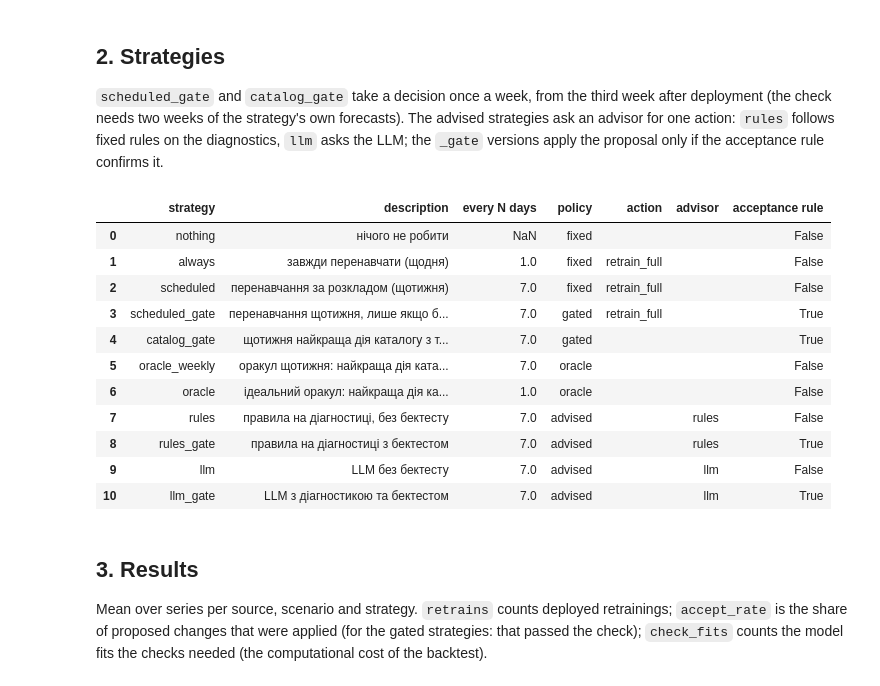
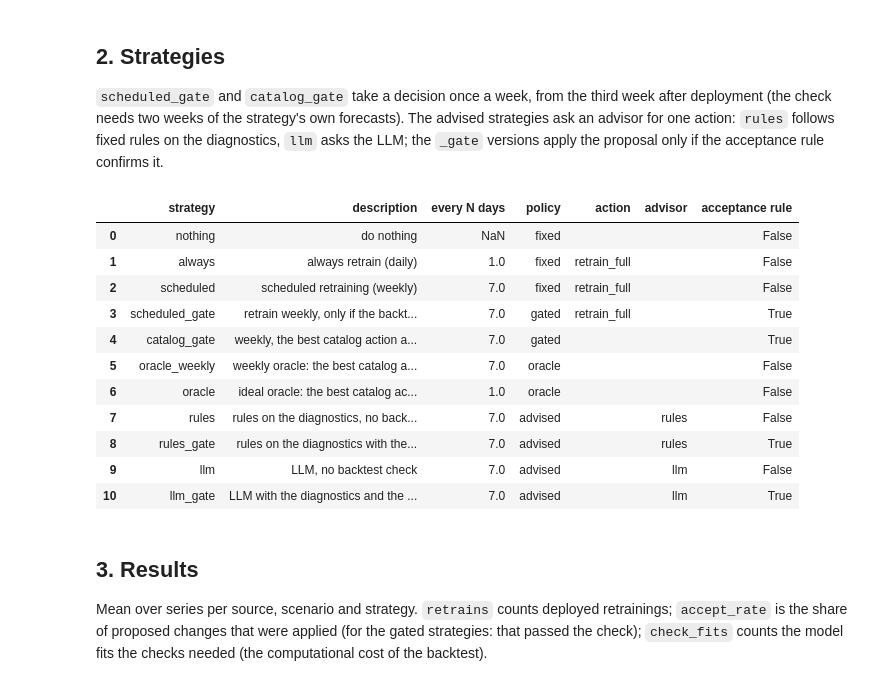
Before and after one commit to ElizPery/seasonality-drift-llm-backtest, a Jupyter notebook: notebooks/03_stream_b_acceptance_rule.ipynb, the cells around one changed output. Drawn from its saved outputs; the diff is of its cells as text; code cells hidden in the pictures.

```diff
--- a/notebooks/03_stream_b_acceptance_rule.ipynb
+++ b/notebooks/03_stream_b_acceptance_rule.ipynb
@@ -46,22 +46,22 @@ check window: 2 weeks, bootstrap blocks: 3 days, delta: 0.0
 
 `scheduled_gate` and `catalog_gate` take a decision once a week, from the third week after deployment (the check needs two weeks of the strategy's own forecasts). The advised strategies ask an advisor for one action: `rules` follows fixed rules on the diagnostics, `llm` asks the LLM; the `_gate` versions apply the proposal only if the acceptance rule confirms it.
 # %%
-pd.DataFrame([(s.name, s.title_uk, s.cadence_days, s.policy, s.action or "", s.advisor or "",
+pd.DataFrame([(s.name, s.title, s.cadence_days, s.policy, s.action or "", s.advisor or "",
                s.gate or s.policy == "gated") for s in STRATEGIES + ADVISED_STRATEGIES],
              columns=["strategy", "description", "every N days", "policy", "action", "advisor", "acceptance rule"])
 # %% [output]
 |  | strategy | description | every N days | policy | action | advisor | acceptance rule |
-| 0 | nothing | нічого не робити | NaN | fixed |  |  | False |
-| 1 | always | завжди перенавчати (щодня) | 1.0 | fixed | retrain_full |  | False |
-| 2 | scheduled | перенавчання за розкладом (щотижня) | 7.0 | fixed | retrain_full |  | False |
-| 3 | scheduled_gate | перенавчання щотижня, лише якщо б... | 7.0 | gated | retrain_full |  | True |
-| 4 | catalog_gate | щотижня найкраща дія каталогу з т... | 7.0 | gated |  |  | True |
-| 5 | oracle_weekly | оракул щотижня: найкраща дія ката... | 7.0 | oracle |  |  | False |
-| 6 | oracle | ідеальний оракул: найкраща дія ка... | 1.0 | oracle |  |  | False |
-| 7 | rules | правила на діагностиці, без бектесту | 7.0 | advised |  | rules | False |
-| 8 | rules_gate | правила на діагностиці з бектестом | 7.0 | advised |  | rules | True |
-| 9 | llm | LLM без бектесту | 7.0 | advised |  | llm | False |
-| 10 | llm_gate | LLM з діагностикою та бектестом | 7.0 | advised |  | llm | True |
+| 0 | nothing | do nothing | NaN | fixed |  |  | False |
+| 1 | always | always retrain (daily) | 1.0 | fixed | retrain_full |  | False |
+| 2 | scheduled | scheduled retraining (weekly) | 7.0 | fixed | retrain_full |  | False |
+| 3 | scheduled_gate | retrain weekly, only if the backt... | 7.0 | gated | retrain_full |  | True |
+| 4 | catalog_gate | weekly, the best catalog action a... | 7.0 | gated |  |  | True |
+| 5 | oracle_weekly | weekly oracle: the best catalog a... | 7.0 | oracle |  |  | False |
+| 6 | oracle | ideal oracle: the best catalog ac... | 1.0 | oracle |  |  | False |
+| 7 | rules | rules on the diagnostics, no back... | 7.0 | advised |  | rules | False |
+| 8 | rules_gate | rules on the diagnostics with the... | 7.0 | advised |  | rules | True |
+| 9 | llm | LLM, no backtest check | 7.0 | advised |  | llm | False |
+| 10 | llm_gate | LLM with the diagnostics and the ... | 7.0 | advised |  | llm | True |
 # %% [markdown]
 ## 3. Results
 
```
Also changed, not shown: parts of 1 cell of this notebook, 5 other files.
